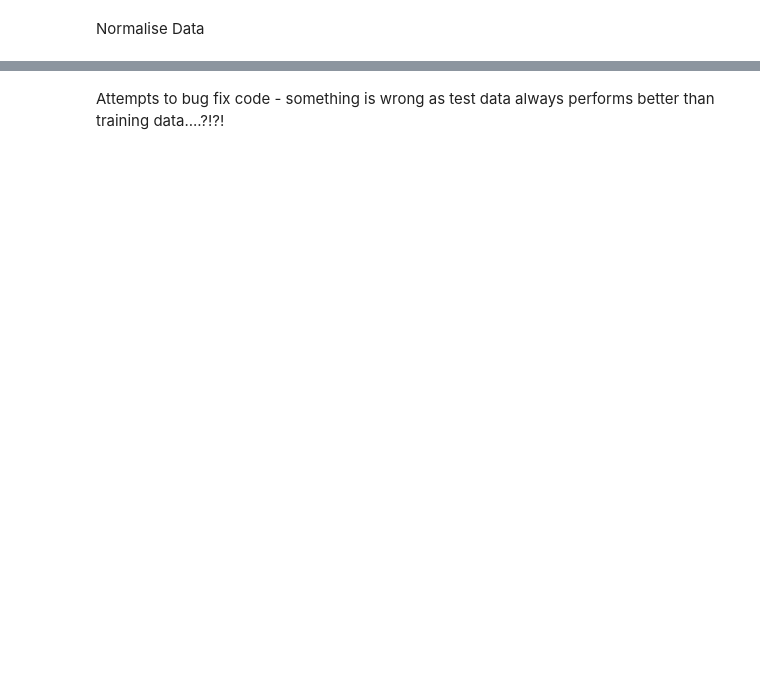
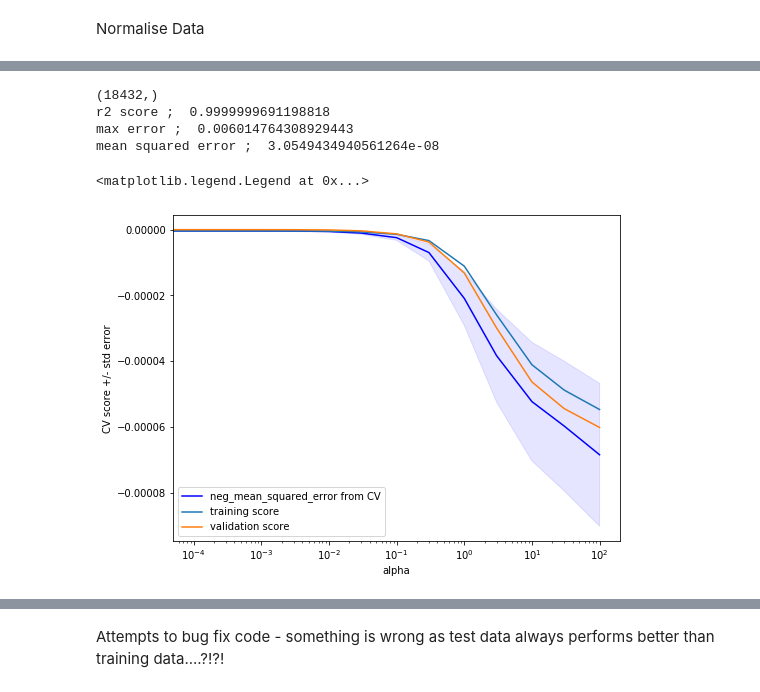
Before and after one commit to RachelFurner/DynamicPrediction, a Jupyter notebook: Regression_attempts.ipynb, the cells around one changed output, grey strips where cells are left out. Cells and saved outputs as stored; diff of their text form; code cells hidden in the pictures; blank space fills up the shorter version.

```diff
--- a/Regression_attempts.ipynb
+++ b/Regression_attempts.ipynb
@@ -190,0 +201,65 @@ score     : 0.999888683098076
+# %%
+# First calculate and plot 'persistance' score, to give a baseline
+
+predict_persistance_nxt = norm_inputs_te[:,xy]
+print(predict_persistance_nxt.shape)
+
+pers_nxt_r2 = r2_score(norm_nxt_outputs_te, predict_persistance_nxt)
+pers_nxt_maxer = metrics.max_error(norm_nxt_outputs_te, predict_persistance_nxt)
+pers_nxt_mse = metrics.mean_squared_error(norm_nxt_outputs_te, predict_persistance_nxt)
+
+print('r2 score ; ', pers_nxt_r2)
+print('max error ; ', pers_nxt_maxer)
+print('mean squared error ; ', pers_nxt_mse)
+# %% [output]
+(18432,)
+r2 score ;  0.9999999691198818
+max error ;  0.006014764308929443
+mean squared error ;  3.0549434940561264e-08
+# %%
+# Tune alpha using cross validation, and neg mean squared error
+
+alpha_s = [0.00, 0.0001, 0.0003, 0.001, 0.003, 0.01, 0.03, 0.1, 0.3, 1.0, 3.0, 10, 30, 100]
+
+parameters = [{'alpha': alpha_s}]
+n_folds=5
+scoring={'max_error', 'neg_mean_squared_error', 'r2'}
+
+model_nxt=linear_model.Ridge()
+
+# Calculate training scores using cross validation with various values of alpha
+model_nxt_cv = GridSearchCV(model_nxt, parameters, cv=n_folds, scoring=scoring, refit='neg_mean_squared_error')
+model_nxt_cv.fit(norm_inputs_tr, norm_nxt_outputs_tr)
+results = model_nxt_cv.cv_results_
+
+best_params=model_nxt_cv.best_params_
+best_alpha = (best_params['alpha'])
+# %%
+# For neg mean squared error, calculate and plot the mean score, and the region +/- one s.d
+neg_mean_squared_error_mean = model_nxt_cv.cv_results_['mean_test_neg_mean_squared_error']
+neg_mean_squared_error_std = model_nxt_cv.cv_results_['std_test_neg_mean_squared_error']
+neg_mean_squared_error_std_error = neg_mean_squared_error_std / np.sqrt(n_folds)
+
+plt.figure().set_size_inches(8, 6)
+plt.semilogx(alpha_s, neg_mean_squared_error_mean, label='neg_mean_squared_error from CV', color='blue')
+plt.fill_between(alpha_s, neg_mean_squared_error_mean + neg_mean_squared_error_std_error,
+                 neg_mean_squared_error_mean - neg_mean_squared_error_std_error, alpha=0.1, color='blue')
+plt.ylabel('CV score +/- std error')
+plt.xlabel('alpha')
+#plt.axhline(np.max(r2_scores), linestyle='--', color='.5')
+# Also calculate training and validation scores for same values of alpha without CV
+# and overplot - seems there is something wrong here....
+# The training scores should be similar... but are way out!
+val_scores = []
+train_scores = []
+for alpha in alpha_s:
+    model_nxt.set_params(alpha=alpha)
+    model_nxt.fit(norm_inputs_tr, norm_nxt_outputs_tr)
+    train_scores.append(- metrics.mean_squared_error(norm_nxt_outputs_tr, model_nxt.predict(norm_inputs_tr)) )
+    val_scores.append(- metrics.mean_squared_error(norm_nxt_outputs_te, model_nxt.predict(norm_inputs_te)) )
+plt.plot(alpha_s, train_scores, label='training score')
+plt.plot(alpha_s, val_scores, label='validation score')
+plt.legend()
+# %% [output]
+<matplotlib.legend.Legend at 0x...>
+[figure, added]
```
Also changed, not shown: parts of 33 cells of this notebook, 1 other file.
